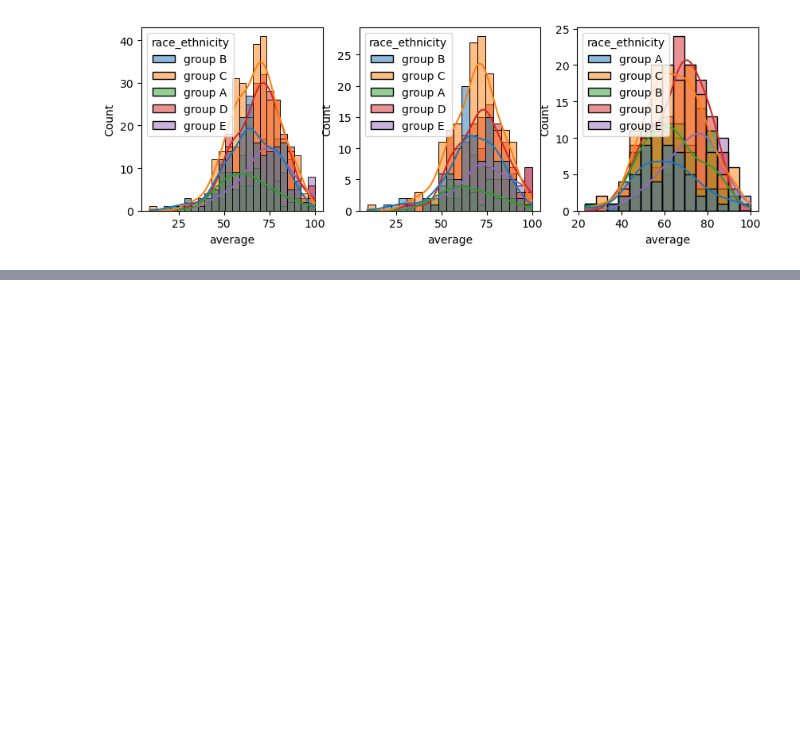
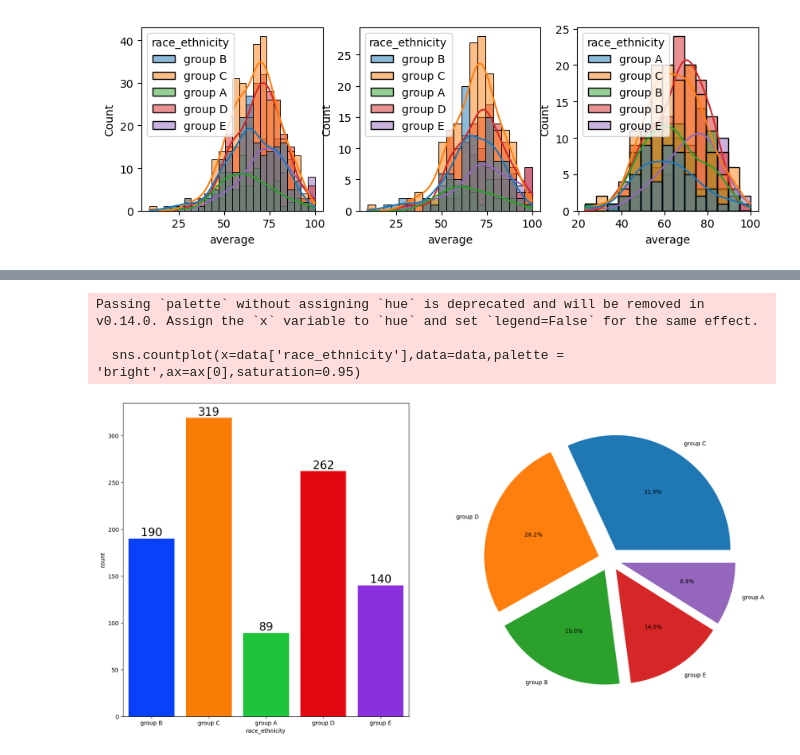
Before and after one commit to nikhillath/mlproject, a Jupyter notebook: notebook/EDA.ipynb, the cells around one changed output, grey strips where cells are left out. Cells and saved outputs as stored; diff of their text form; code cells hidden in the pictures; blank space fills up the shorter version.

```diff
--- a/notebook/EDA.ipynb
+++ b/notebook/EDA.ipynb
@@ -58,0 +182,13 @@ sns.histplot(data=data[data.gender=="male"],kde=True,x="average",hue="race_ethni
+# %%
+f,ax=plt.subplots(1,2,figsize=(20,10))
+sns.countplot(x=data['race_ethnicity'],data=data,palette = 'bright',ax=ax[0],saturation=0.95)
+for container in ax[0].containers:
+    ax[0].bar_label(container,color='black',size=20)
+
+plt.pie(x = data['race_ethnicity'].value_counts(),labels=data['race_ethnicity'].value_counts().index,explode=[0.1,0.1,0.1,0.1,0.1],autopct='%1.1f%%')
+plt.show()
+# %% [output]
+Passing `palette` without assigning `hue` is deprecated and will be removed in v0.14.0. Assign the `x` variable to `hue` and set `legend=False` for the same effect.
+
+  sns.countplot(x=data['race_ethnicity'],data=data,palette = 'bright',ax=ax[0],saturation=0.95)
+[figure, added]
```
Also changed, not shown: parts of 10 cells of this notebook, 9 other files.
